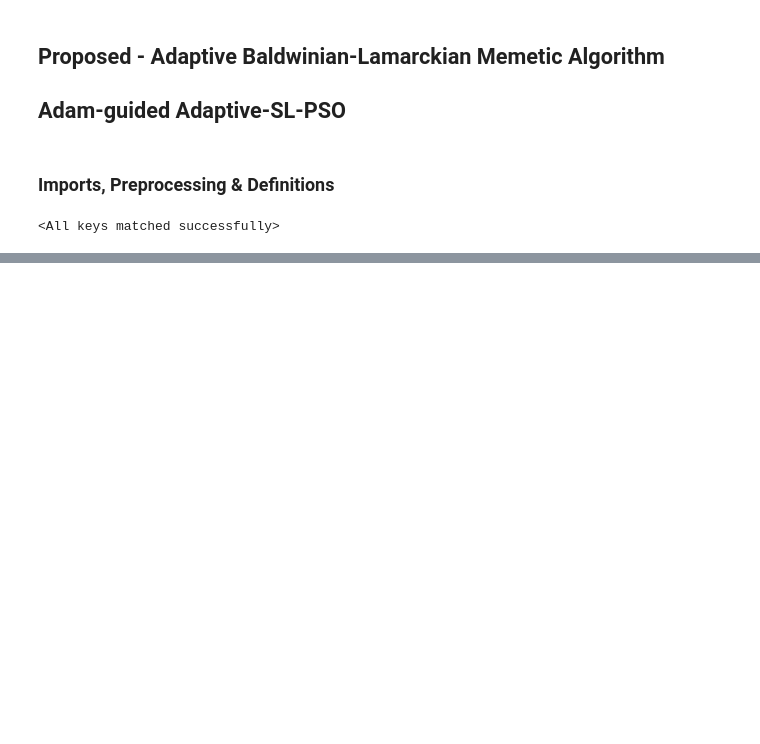
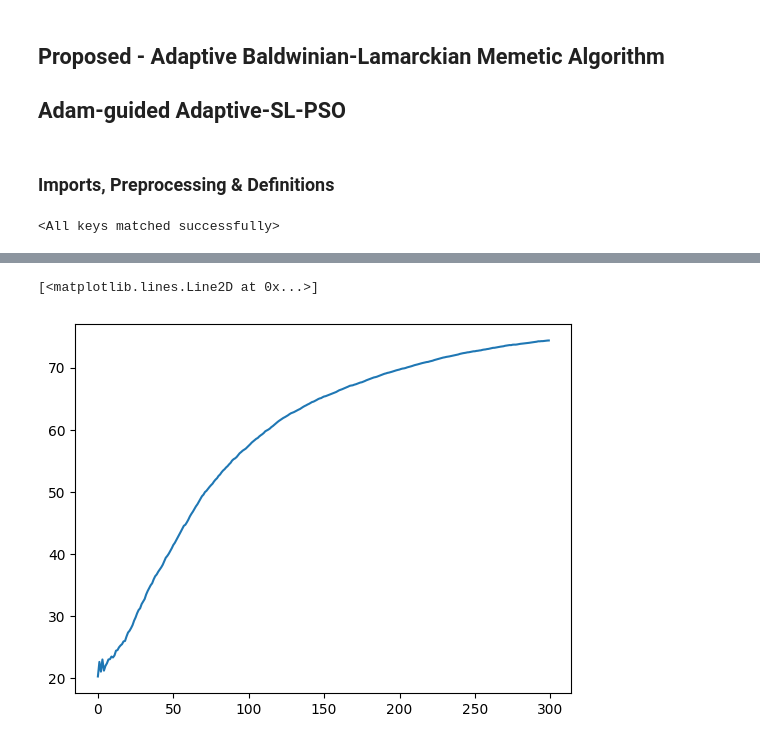
Before and after one commit to ali-shihab/metaheuristic-swarm-optimiser, a Jupyter notebook: ci_cw_final.ipynb, the cells around one changed output, grey strips where cells are left out. Saved outputs shown, nothing was run; the diff lists cells and outputs as text; code cells hidden in the pictures; blank space fills up the shorter version.

```diff
--- a/ci_cw_final.ipynb
+++ b/ci_cw_final.ipynb
@@ -865,0 +1066,5 @@ Fold 1/5
+# %%
+plt.plot(accuracy_curve)
+# %% [output]
+[<matplotlib.lines.Line2D at 0x...>]
+[figure, added]
```
Also changed, not shown: parts of 18 cells of this notebook, 11 other files.
